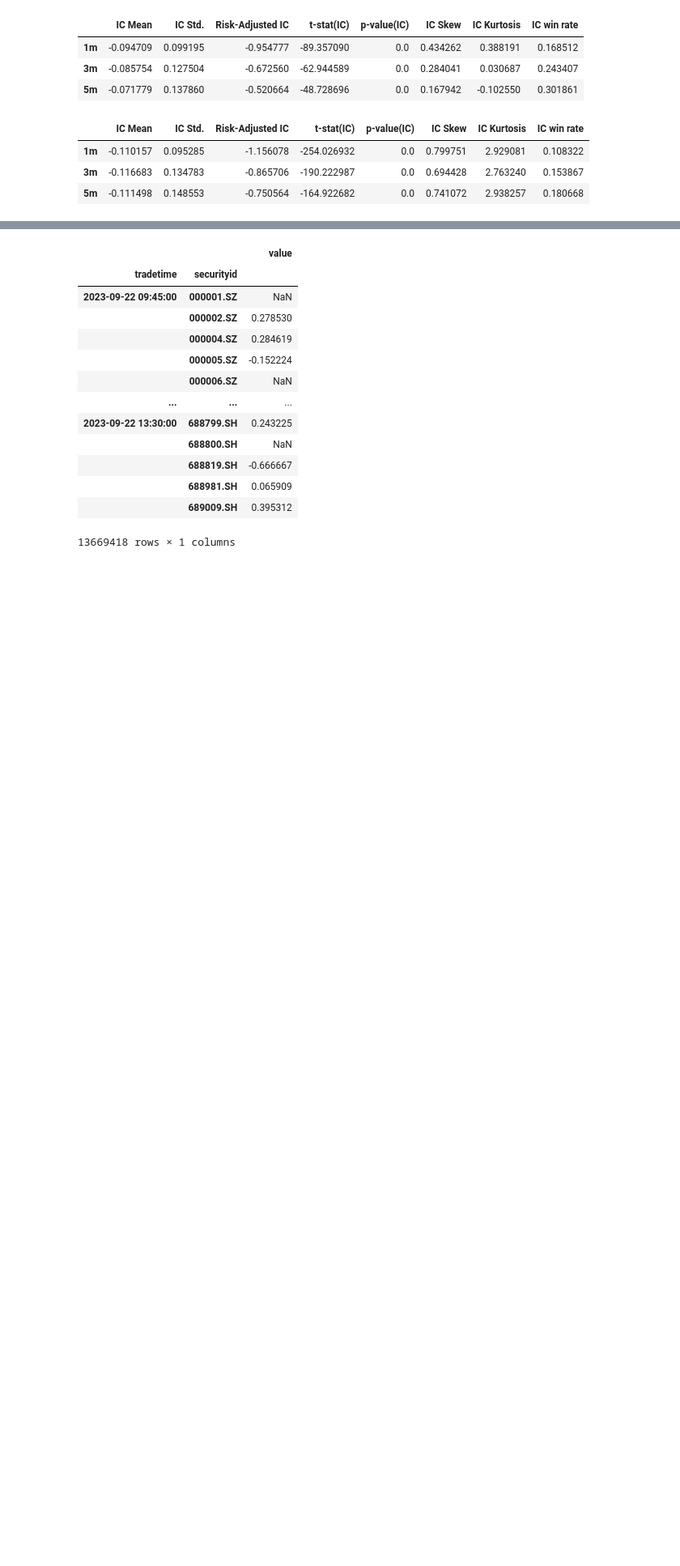
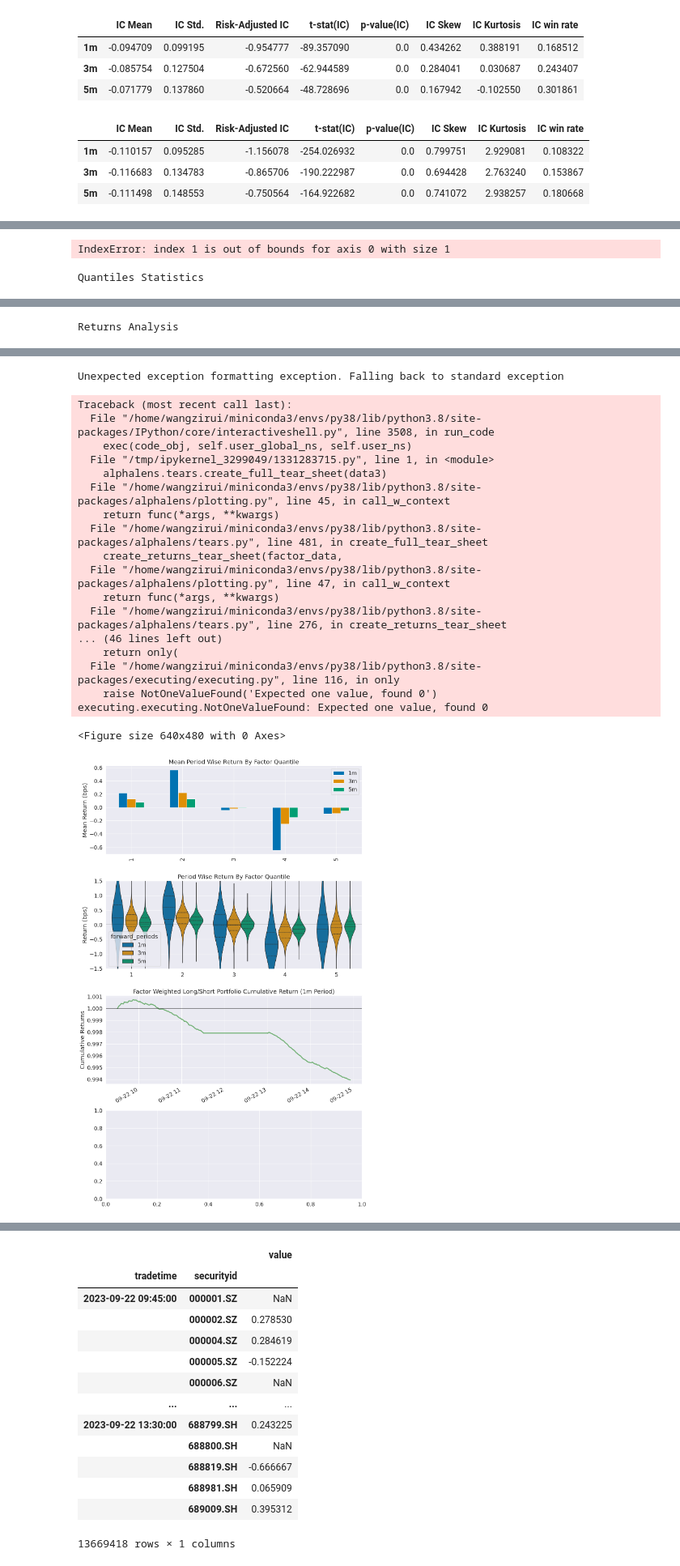
Before and after one commit to wzrwisdom/CalculateFactor_ByDDBAPI, a Jupyter notebook: example/evaluate.ipynb, the cells around one changed output, grey strips where cells are left out. Shown: that part at 81% size. Drawn from its saved outputs; the diff is of its cells as text; code cells hidden in the pictures; blank space fills up the shorter version.

```diff
--- a/example/evaluate.ipynb
+++ b/example/evaluate.ipynb
@@ -131,0 +1111,7 @@ result
+# %%
+alphalens.plotting.plot_quantile_returns_bar(mean_rateret,
+                                       by_group=False,
+                                       ylim_percentiles=None,
+                                       ax=gf.next_row())
+# %% [output]
+IndexError: index 1 is out of bounds for axis 0 with size 1
@@ -131,0 +1120,4 @@ result
+# %%
+alphalens.tears.create_full_tear_sheet(data3)
+# %% [output]
+Quantiles Statistics
@@ -131,0 +1131 @@ result
+Returns Analysis
@@ -131,0 +1138,20 @@ result
+Unexpected exception formatting exception. Falling back to standard exception
+Traceback (most recent call last):
+  File "/home/wangzirui/miniconda3/envs/py38/lib/python3.8/site-packages/IPython/core/interactiveshell.py", line 3508, in run_code
+    exec(code_obj, self.user_global_ns, self.user_ns)
+  File "/tmp/ipykernel_3299049/1331283715.py", line 1, in <module>
+    alphalens.tears.create_full_tear_sheet(data3)
+  File "/home/wangzirui/miniconda3/envs/py38/lib/python3.8/site-packages/alphalens/plotting.py", line 45, in call_w_context
+    return func(*args, **kwargs)
+  File "/home/wangzirui/miniconda3/envs/py38/lib/python3.8/site-packages/alphalens/tears.py", line 481, in create_full_tear_sheet
+    create_returns_tear_sheet(factor_data,
+  File "/home/wangzirui/miniconda3/envs/py38/lib/python3.8/site-packages/alphalens/plotting.py", line 47, in call_w_context
+    return func(*args, **kwargs)
+  File "/home/wangzirui/miniconda3/envs/py38/lib/python3.8/site-packages/alphalens/tears.py", line 276, in create_returns_tear_sheet
+... (46 lines left out)
+    return only(
+  File "/home/wangzirui/miniconda3/envs/py38/lib/python3.8/site-packages/executing/executing.py", line 116, in only
+    raise NotOneValueFound('Expected one value, found 0')
+executing.executing.NotOneValueFound: Expected one value, found 0
+<Figure size 640x480 with 0 Axes>
+[figure, added]
```
Also changed, not shown: parts of 73 cells of this notebook, 16 other files.
